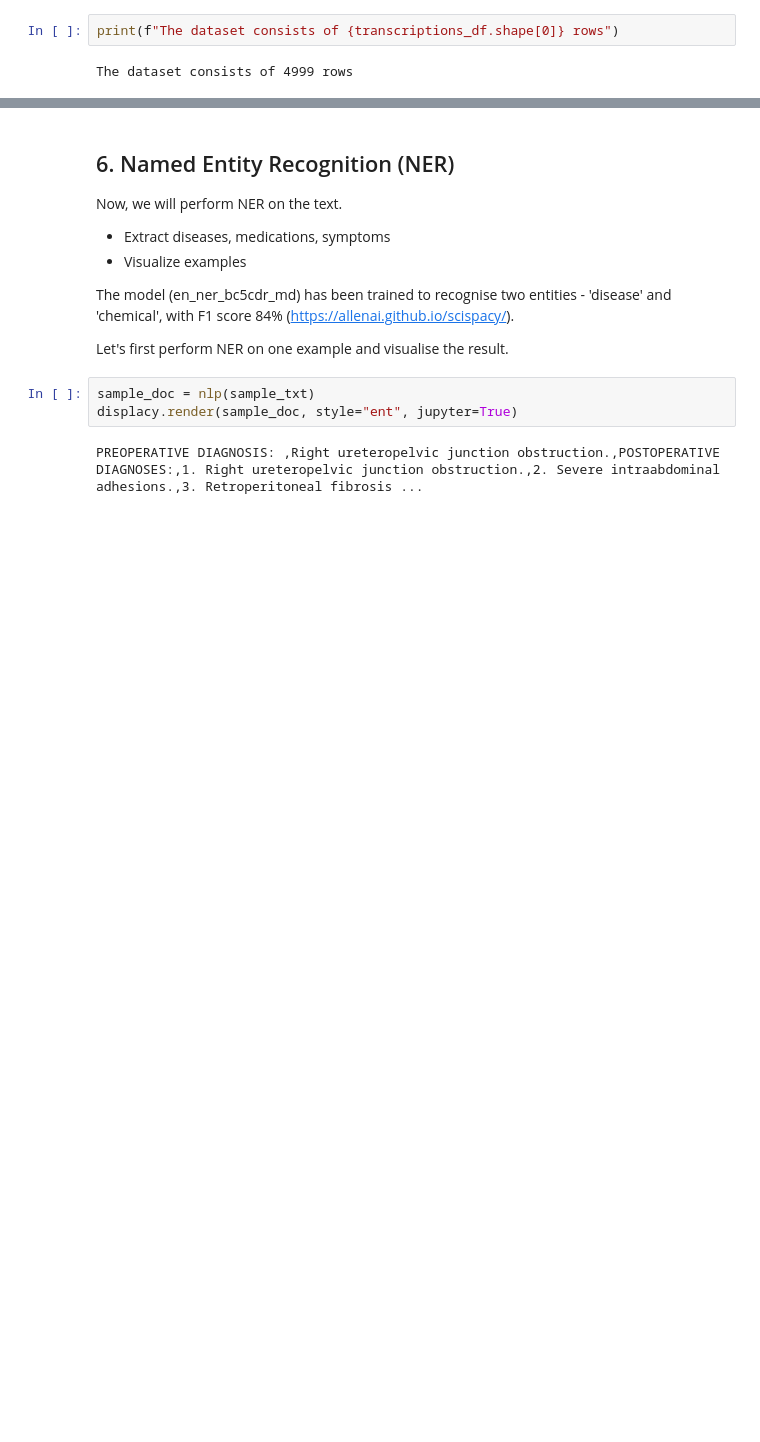
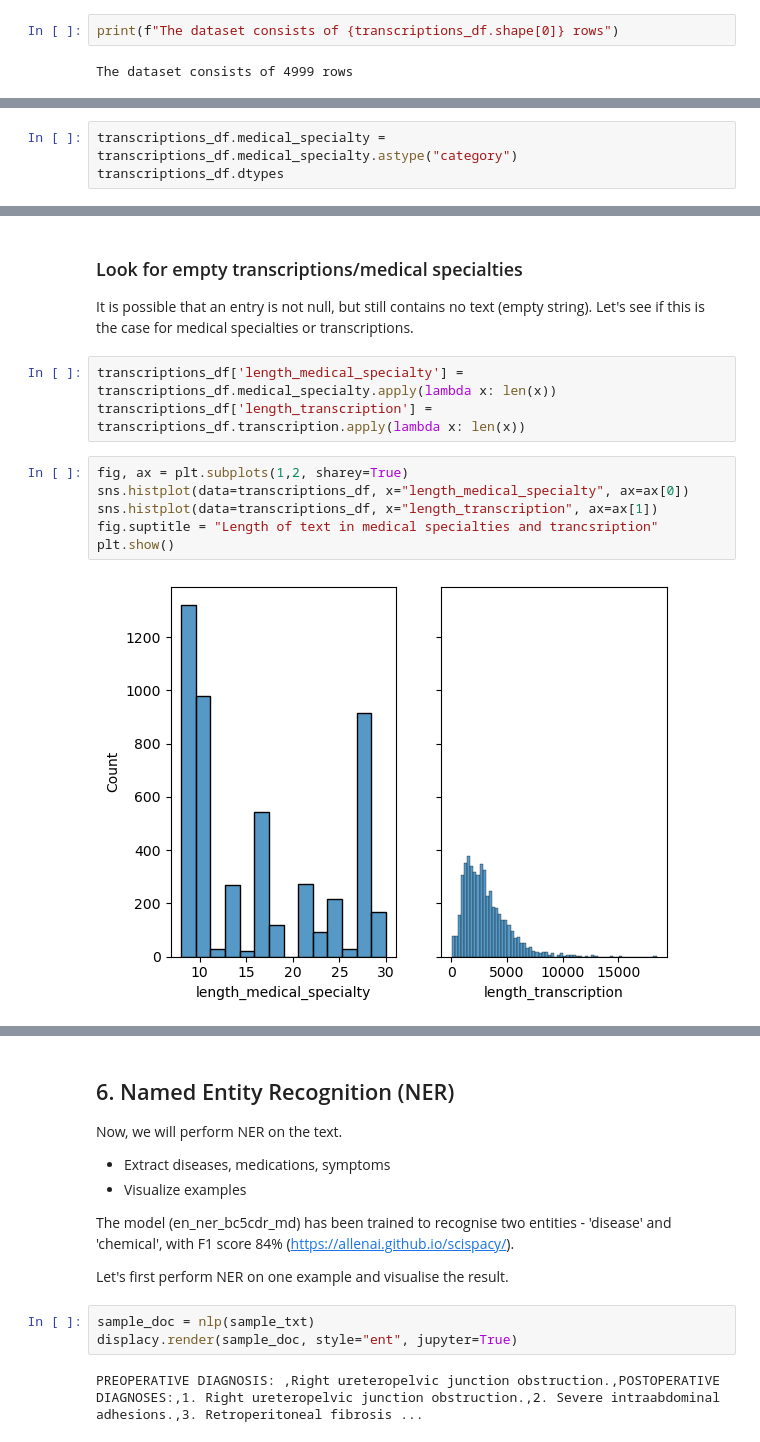
Before and after one commit to mkalimeri/clinical_notes_analysis, a Jupyter notebook: Healthcare_Text_Analysis.ipynb, the cells around one changed output, grey strips where cells are left out. Cells and saved outputs as stored; diff of their text form; blank space fills up the shorter version.

```diff
--- a/Healthcare_Text_Analysis.ipynb
+++ b/Healthcare_Text_Analysis.ipynb
@@ -152,0 +165,3 @@ dtype: object
+# %%
+transcriptions_df.medical_specialty = transcriptions_df.medical_specialty.astype("category")
+transcriptions_df.dtypes
@@ -184,2 +202,17 @@ sample_name: 0.00%
 transcription: 0.00%
 The dataset now consists of 4966 rows
+# %% [markdown]
+### Look for empty transcriptions/medical specialties
+
+It is possible that an entry is not null, but still contains no text (empty string). Let's see if this is the case for medical specialties or transcriptions.
+# %%
+transcriptions_df['length_medical_specialty'] = transcriptions_df.medical_specialty.apply(lambda x: len(x))
+transcriptions_df['length_transcription'] = transcriptions_df.transcription.apply(lambda x: len(x))
+# %%
+fig, ax = plt.subplots(1,2, sharey=True)
+sns.histplot(data=transcriptions_df, x="length_medical_specialty", ax=ax[0])
+sns.histplot(data=transcriptions_df, x="length_transcription", ax=ax[1])
+fig.suptitle = "Length of text in medical specialties and trancsription"
+plt.show()
+# %% [output]
+[figure, added]
```
Also changed, not shown: parts of 72 cells of this notebook.
